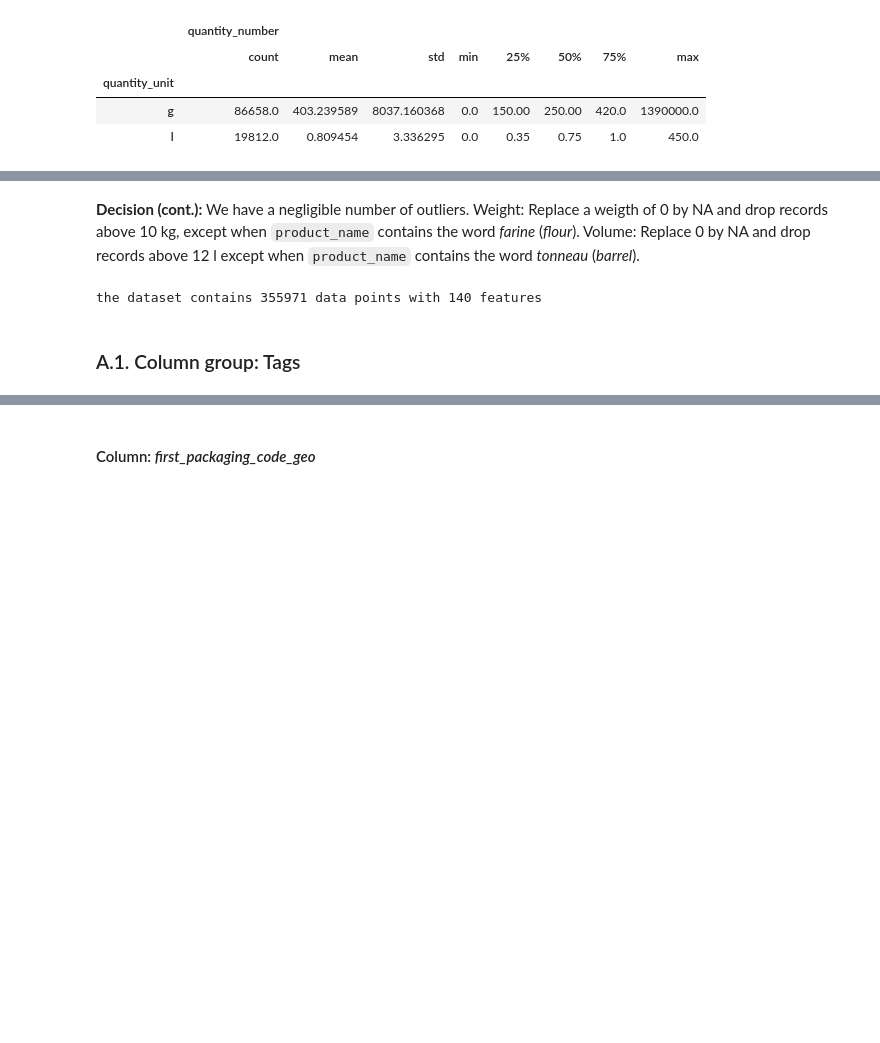
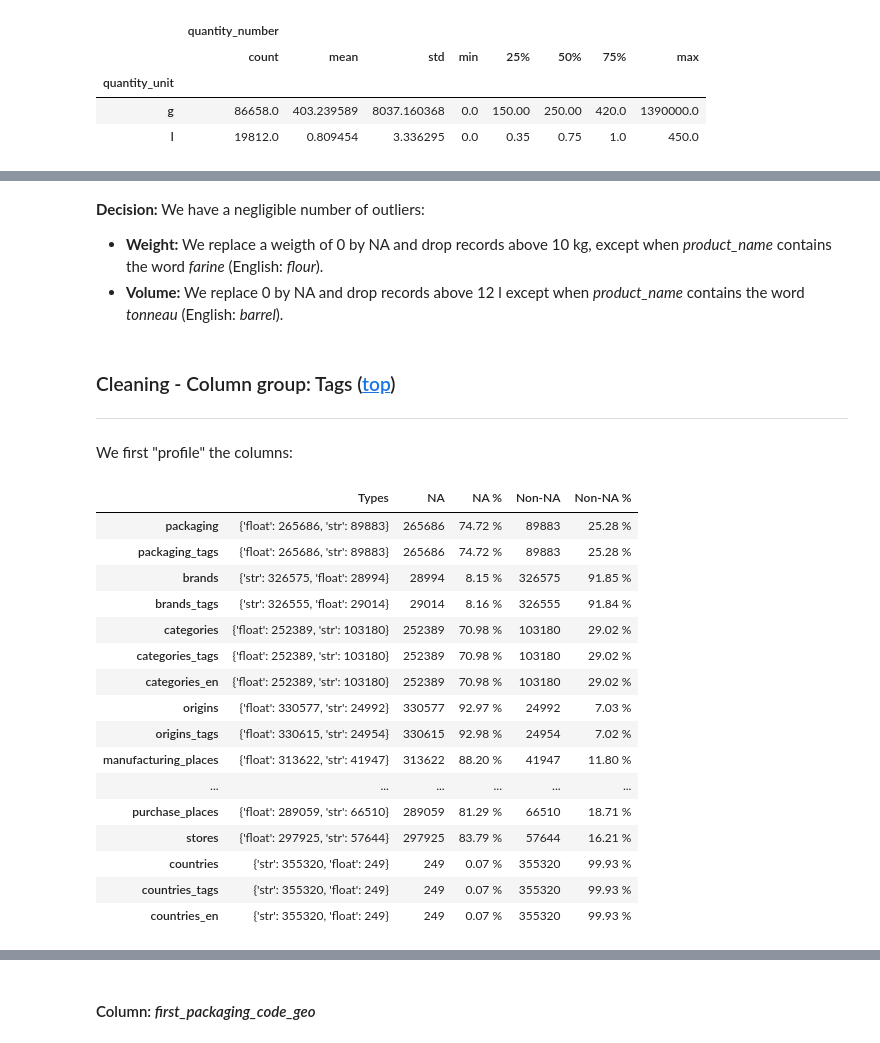
Before and after one commit to jeanrichard/epflx-adsml19-course2-project, a Jupyter notebook: course-02-project-task-a.ipynb, the cells around one changed output, grey strips where cells are left out. Saved outputs shown, nothing was run; the diff lists cells and outputs as text; code cells hidden in the pictures; blank space fills up the shorter version.

Commit message:
Check-point work-in-progress (task A)

```diff
--- a/course-02-project-task-a.ipynb
+++ b/course-02-project-task-a.ipynb
@@ -244,0 +290,6 @@ profile(df[['created_t', 'created_datetime', 'last_modified_t', 'last_modified_d
+# %%
+df['url'] = df['url'].str.strip()
+
+cond_is_invalid_url = df['url'].map(is_invalid_url)
+print(f'found {cond_is_invalid_url.sum()} invalid url(s)')
+df.loc[cond_is_invalid_url, ['url']] = np.nan
@@ -244,0 +305,2 @@ profile(df[['created_t', 'created_datetime', 'last_modified_t', 'last_modified_d
+# %%
+df['creator'] = df['creator'].str.strip()
@@ -284 +345,3 @@ profile(df[['product_name']])
+# %%
+df['product_name'] = df['product_name'].str.strip()
 # %% [markdown]
@@ -352,10 +415,12 @@ We check the result for outliers:
 # %% [markdown]
-**Decision (cont.):** We have a negligible number of outliers. Weight: Replace a weigth of 0 by NA and drop records above 10 kg, except when `product_name` contains the word _farine_ (_flour_). Volume: Replace 0 by NA and drop records above 12 l except when `product_name` contains the word _tonneau_ (_barrel_).
+**Decision:** We have a negligible number of outliers:
+* **Weight:** We replace a weigth of 0 by NA and drop records above 10 kg, except when *product_name* contains the word *farine* (English: *flour*).
+* **Volume:** We replace 0 by NA and drop records above 12 l except when *product_name* contains the word *tonneau* (English: *barrel*).
 # %%
 df.loc[df['quantity_number'] == 0, ['quantity_number', 'quantity_unit']] = np.nan
 
 weight_cond = ((df['quantity_unit'] == 'g')
-          & (df['quantity_number'] > 10_000)
+          & (df['quantity_number'] > 10e3)
           & ~df['product_name'].str.contains('farine', case=False, na=False, regex=False))
 
 volume_cond = ((df['quantity_unit'] == 'l')
@@ -363,10 +428,29 @@ volume_cond = ((df['quantity_unit'] == 'l')
           & ~df['product_name'].str.contains('tonneau', case=False, na=False, regex=False))
 
 df = df.drop(df[weight_cond | volume_cond].index, axis=0)
-# %%
-nrows, ncols = df.shape
-print(f'the dataset contains {nrows} data points with {ncols} features')
-# %% [output]
-the dataset contains 355971 data points with 140 features
 # %% [markdown]
-### A.1. Column group: Tags<a name="task-a1-tags"></a>
+### Cleaning - Column group: Tags<a name="task-a-cleaning-tags"></a>  ([top](#top))
+---
+# %% [markdown]
+We first "profile" the columns:
+# %%
+columns = df.columns.to_series()['packaging': 'countries_en'].to_list()
+style_percentages(profile(df[columns]))
+# %% [output]
+|  | Types | NA | NA % | Non-NA | Non-NA % |
+| packaging | {'float': 265686, 'str': 89883} | 265686 | 74.72 % | 89883 | 25.28 % |
+| packaging_tags | {'float': 265686, 'str': 89883} | 265686 | 74.72 % | 89883 | 25.28 % |
+| brands | {'str': 326575, 'float': 28994} | 28994 | 8.15 % | 326575 | 91.85 % |
+| brands_tags | {'str': 326555, 'float': 29014} | 29014 | 8.16 % | 326555 | 91.84 % |
+| categories | {'float': 252389, 'str': 103180} | 252389 | 70.98 % | 103180 | 29.02 % |
+| categories_tags | {'float': 252389, 'str': 103180} | 252389 | 70.98 % | 103180 | 29.02 % |
+| categories_en | {'float': 252389, 'str': 103180} | 252389 | 70.98 % | 103180 | 29.02 % |
+| origins | {'float': 330577, 'str': 24992} | 330577 | 92.97 % | 24992 | 7.03 % |
+| origins_tags | {'float': 330615, 'str': 24954} | 330615 | 92.98 % | 24954 | 7.02 % |
+| manufacturing_places | {'float': 313622, 'str': 41947} | 313622 | 88.20 % | 41947 | 11.80 % |
+| ... | ... | ... | ... | ... | ... |
+| purchase_places | {'float': 289059, 'str': 66510} | 289059 | 81.29 % | 66510 | 18.71 % |
+| stores | {'float': 297925, 'str': 57644} | 297925 | 83.79 % | 57644 | 16.21 % |
+| countries | {'str': 355320, 'float': 249} | 249 | 0.07 % | 355320 | 99.93 % |
+| countries_tags | {'str': 355320, 'float': 249} | 249 | 0.07 % | 355320 | 99.93 % |
+| countries_en | {'str': 355320, 'float': 249} | 249 | 0.07 % | 355320 | 99.93 % |
```
Also changed, not shown: parts of 201 cells of this notebook, 6 other files.
